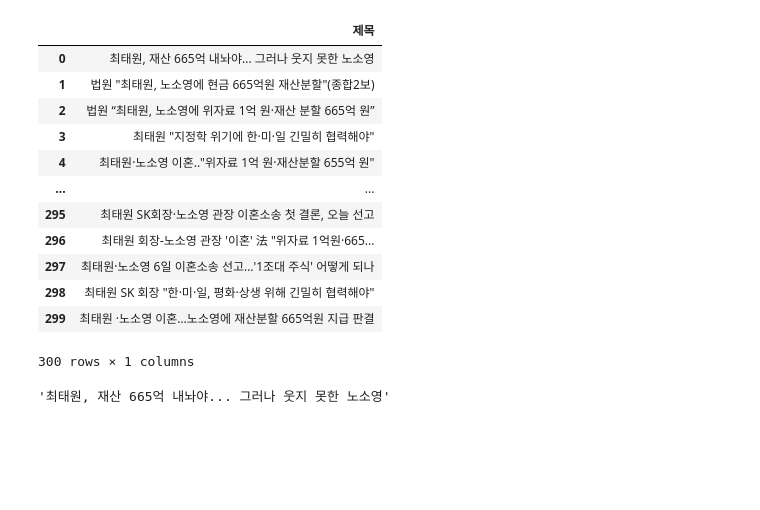
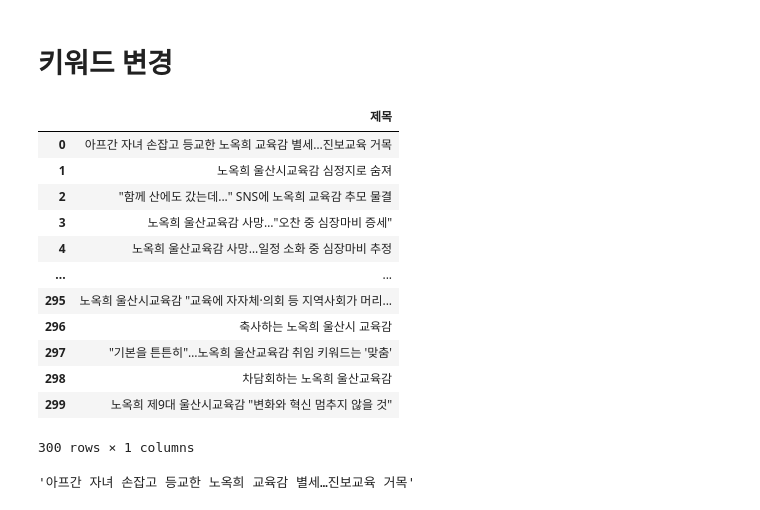
Before and after one commit to YoonJiHwan98/News-clipping-service-based-on-Google-Trends, a Jupyter notebook: src/Crawling.ipynb, the cells around one changed output. Drawn from its saved outputs; the diff is of its cells as text; code cells hidden in the pictures; blank space fills up the shorter version.

```diff
--- a/src/Crawling.ipynb
+++ b/src/Crawling.ipynb
@@ -106,32 +106,34 @@ def crawl_news(query: str=None, crawl_num: int=300, workers: int=4):
             req = requests.get('https://search.naver.com/search.naver' + next_page_url)
             bs = BeautifulSoup(req.text, 'html.parser')
     return articleList
+# %% [markdown]
+# 키워드 변경
 # %%
-query = data[0][4]
+query = data[0][0]
 
 articleList = crawl_news(query)
 
 df_articleList = pd.DataFrame(articleList,columns = ['제목'])
 df_articleList
 # %% [output]
 |  | 제목 |
-| 0 | 최태원, 재산 665억 내놔야... 그러나 웃지 못한 노소영 |
-| 1 | 법원 "최태원, 노소영에 현금 665억원 재산분할"(종합2보) |
-| 2 | 법원 “최태원, 노소영에 위자료 1억 원·재산 분할 665억 원” |
-| 3 | 최태원 "지정학 위기에 한·미·일 긴밀히 협력해야" |
-| 4 | 최태원·노소영 이혼‥"위자료 1억 원·재산분할 655억 원" |
+| 0 | 아프간 자녀 손잡고 등교한 노옥희 교육감 별세…진보교육 거목 |
+| 1 | 노옥희 울산시교육감 심정지로 숨져 |
+| 2 | "함께 산에도 갔는데..." SNS에 노옥희 교육감 추모 물결 |
+| 3 | 노옥희 울산교육감 사망…"오찬 중 심장마비 증세" |
+| 4 | 노옥희 울산교육감 사망…일정 소화 중 심장마비 추정 |
 | ... | ... |
-| 295 | 최태원 SK회장·노소영 관장 이혼소송 첫 결론, 오늘 선고 |
-| 296 | 최태원 회장-노소영 관장 '이혼' 法 "위자료 1억원·665... |
-| 297 | 최태원·노소영 6일 이혼소송 선고…'1조대 주식' 어떻게 되나 |
-| 298 | 최태원 SK 회장 "한·미·일, 평화·상생 위해 긴밀히 협력해야" |
-| 299 | 최태원 ·노소영 이혼…노소영에 재산분할 665억원 지급 판결 |
+| 295 | 노옥희 울산시교육감 "교육에 자자체·의회 등 지역사회가 머리... |
+| 296 | 축사하는 노옥희 울산시 교육감 |
+| 297 | "기본을 튼튼히"…노옥희 울산교육감 취임 키워드는 '맞춤' |
+| 298 | 차담회하는 노옥희 울산교육감 |
+| 299 | 노옥희 제9대 울산시교육감 "변화와 혁신 멈추지 않을 것" |
 300 rows × 1 columns
 # %%
 documents = list(df_articleList["제목"]) #파일 읽기, 불러오기
 documents[0]
 # %% [output]
-'최태원, 재산 665억 내놔야... 그러나 웃지 못한 노소영'
+'아프간 자녀 손잡고 등교한 노옥희 교육감 별세…진보교육 거목'
 # %%
 import numpy as np
 from konlpy.tag import Okt
```
Also changed, not shown: parts of 7 cells of this notebook, 9 other files.
